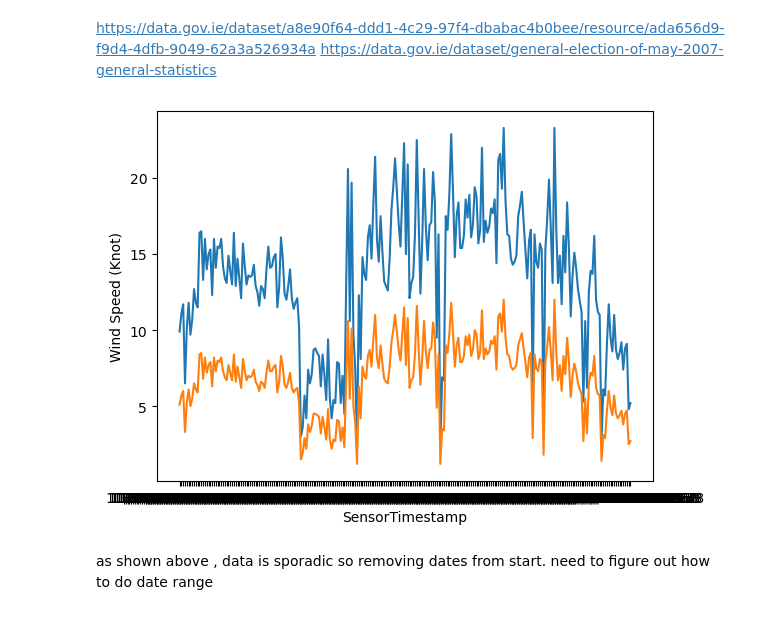
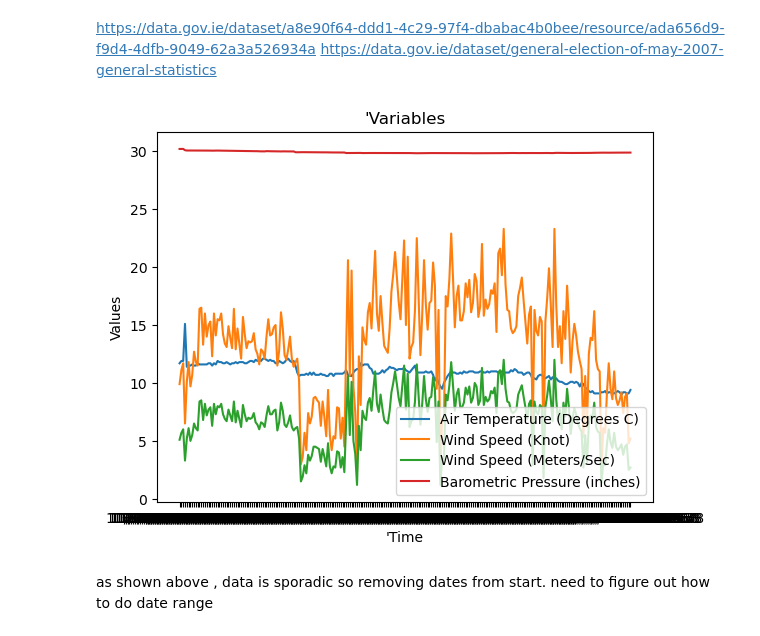
Before and after one commit to dectan/Programming-for-Data-Analysis-Project-1, a Jupyter notebook: Project 1.ipynb, the cells around one changed output. Drawn from its saved outputs; the diff is of its cells as text; code cells hidden in the pictures.

Commit message:
added legend to graphs. added weibull distrubtion for wind speed variable.

```diff
--- a/Project 1.ipynb
+++ b/Project 1.ipynb
@@ -17,10 +18,17 @@ df1 = df1.drop(['Longitude','Latitude','Wind Direction (Degrees True)'],axis =1)
 #df1.loc[df1.loc[:,'SensorTimestamp'] >= '14/08/2015']
 # %%
+sns.lineplot(data=df1, x = "SensorTimestamp", y = "Air Temperature (Degrees C)")
 sns.lineplot(data=df1, x = "SensorTimestamp", y = "Wind Speed (Knot)")
 sns.lineplot(data=df1, x = "SensorTimestamp", y = "Wind Speed (Meters/Sec)")
+sns.lineplot(data=df1, x = "SensorTimestamp", y = "Barometric Pressure (inches)")
+plt.title("'Variables")
+plt.xlabel("'Time")
+plt.ylabel("Values")
+plt.legend(["Air Temperature (Degrees C)","Wind Speed (Knot)","Wind Speed (Meters/Sec)","Barometric Pressure (inches)"])
+#plt.show()
 plt.show()
 # %% [output]
-[figure, old version]
+[figure, new version]
 # %% [markdown]
 as shown above , data is sporadic so removing dates from start. need to figure out how to do date range
 # %%
```
Also changed, not shown: parts of 19 cells of this notebook.
